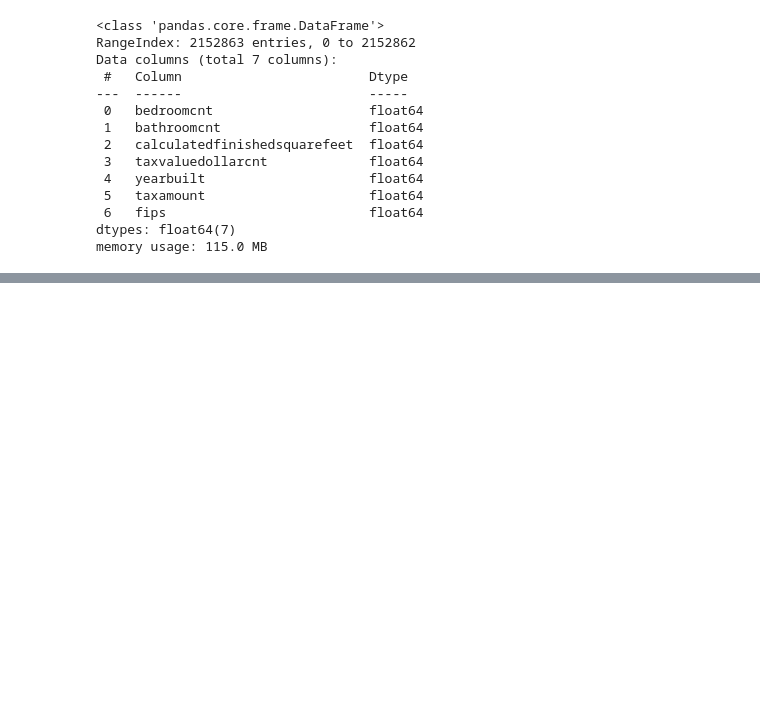
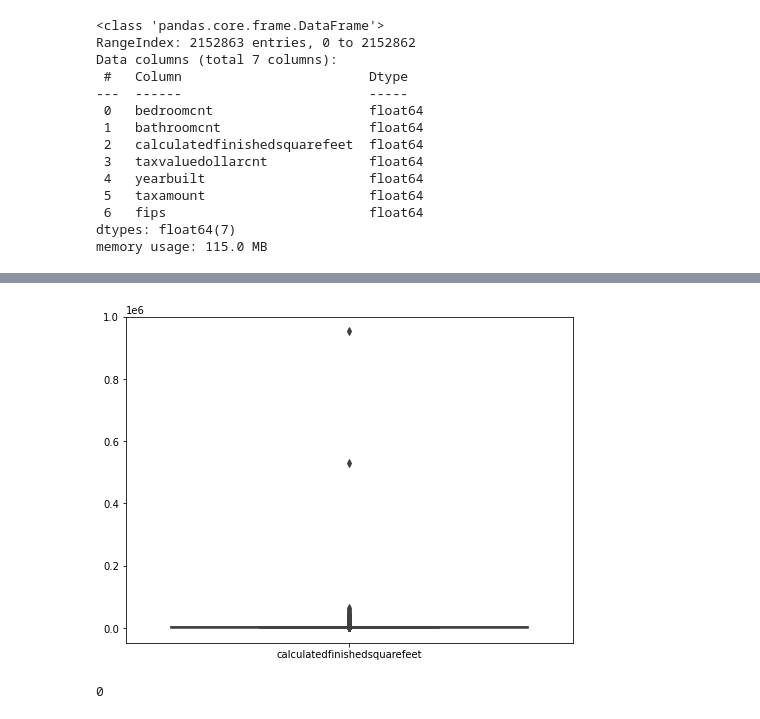
Before and after one commit to jeffakins/regression_exercises, a Jupyter notebook: wrangle.ipynb, the cells around one changed output, grey strips where cells are left out. Cells and saved outputs as stored; diff of their text form; code cells hidden in the pictures; blank space fills up the shorter version.

```diff
--- a/wrangle.ipynb
+++ b/wrangle.ipynb
@@ -38,0 +223,11 @@ zillow.shape
+# %%
+plt.figure(figsize=(8,6))
+
+sns.boxplot(data=zillow.drop(columns=['fips', 'taxvaluedollarcnt', 'taxamount', 'yearbuilt', 'bedroomcnt', 'bathroomcnt']))
+plt.show()
+# %% [output]
+[figure, added]
+# %%
+zillow[zillow == " "].value_counts().sum()
+# %% [output]
+0
```
Also changed, not shown: parts of 19 cells of this notebook.
